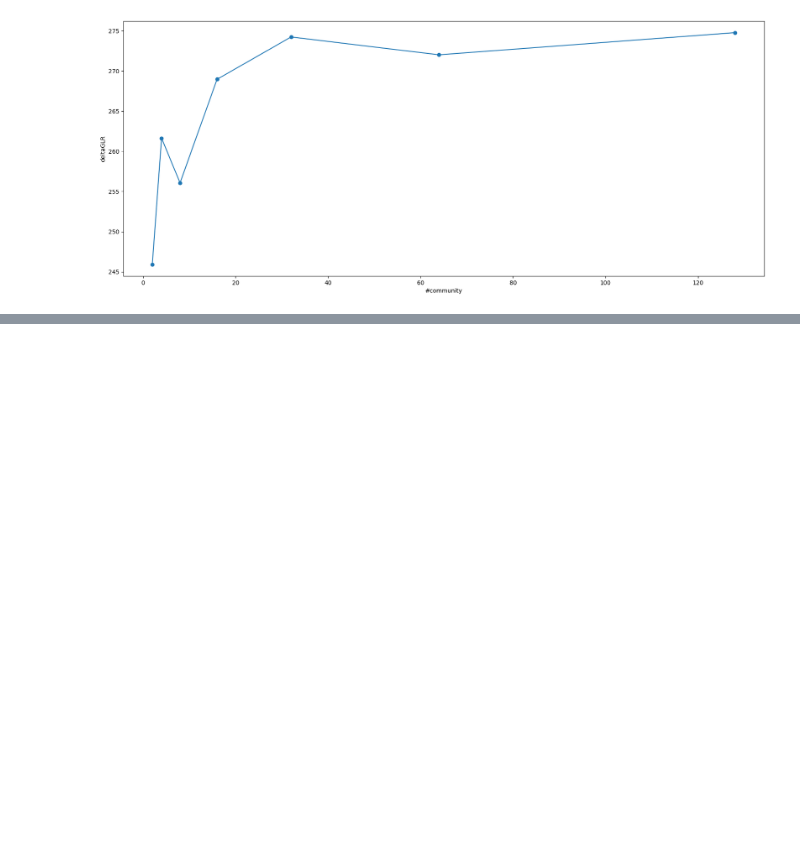
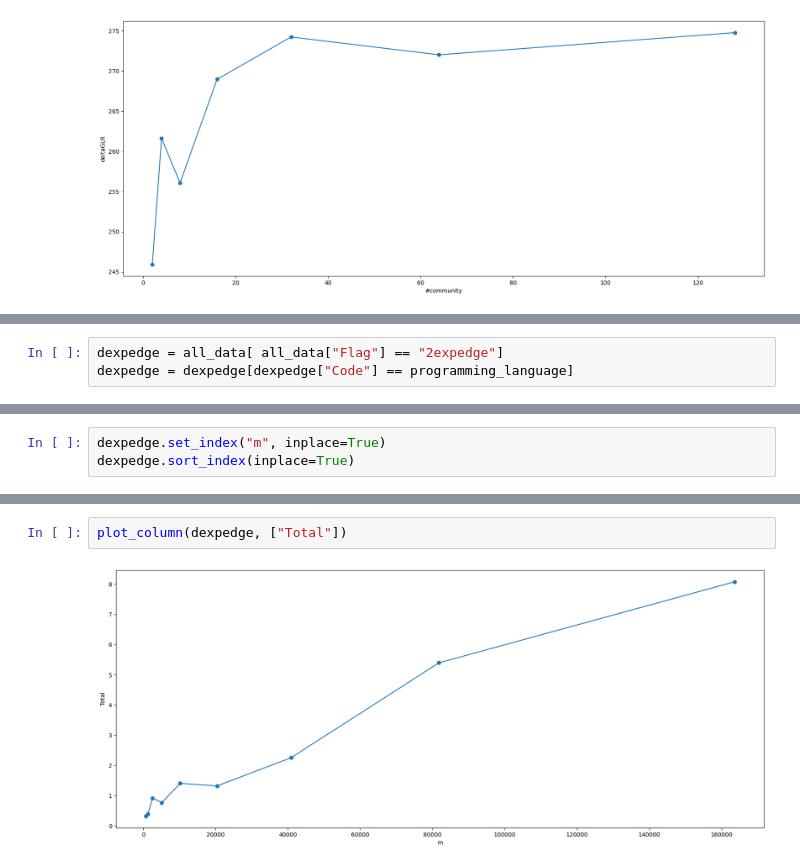
Before and after one commit to RobyBobby24/AlgorithmEngineering, a Jupyter notebook: analysis/double_experiment.ipynb, the cells around one changed output, grey strips where cells are left out. Drawn from its saved outputs; the diff is of its cells as text; blank space fills up the shorter version.

```diff
--- a/analysis/double_experiment.ipynb
+++ b/analysis/double_experiment.ipynb
@@ -475,0 +471,3 @@ plot_column(dexpcommunity, ["deltaGLR"])
+# %%
+dexpedge = all_data[ all_data["Flag"] == "2expedge"]
+dexpedge = dexpedge[dexpedge["Code"] == programming_language]
@@ -475,0 +476,3 @@ plot_column(dexpcommunity, ["deltaGLR"])
+# %%
+dexpedge.set_index("m", inplace=True)
+dexpedge.sort_index(inplace=True)
@@ -475,0 +495,4 @@ plot_column(dexpcommunity, ["deltaGLR"])
+# %%
+plot_column(dexpedge, ["Total"])
+# %% [output]
+[figure, added]
```
Also changed, not shown: parts of 17 cells of this notebook.
